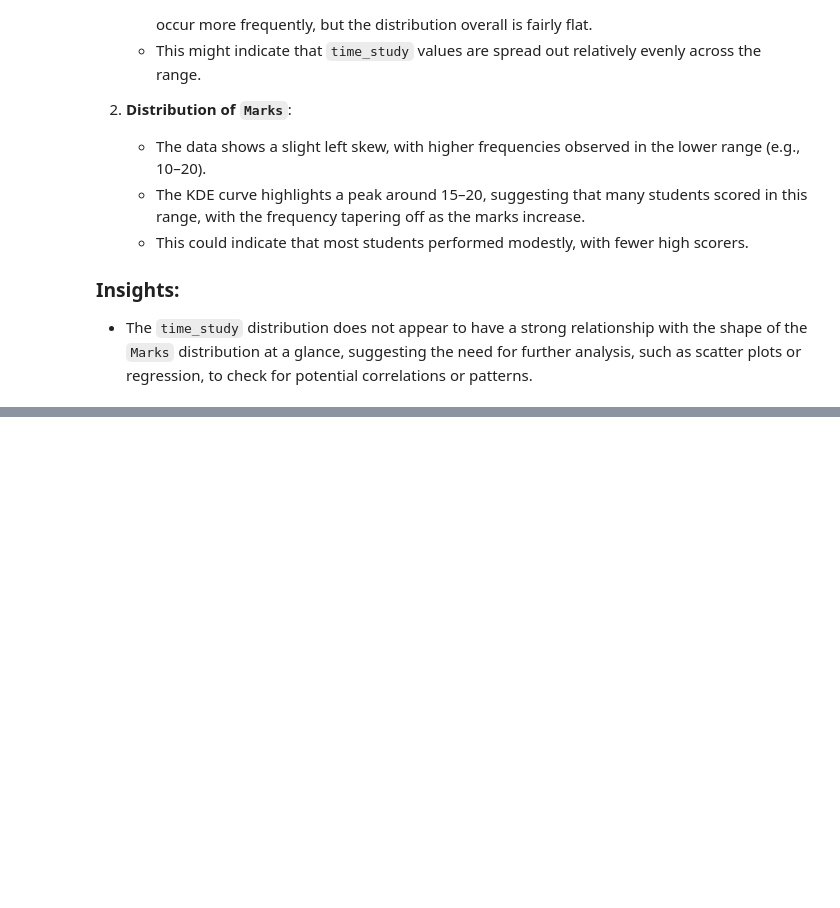
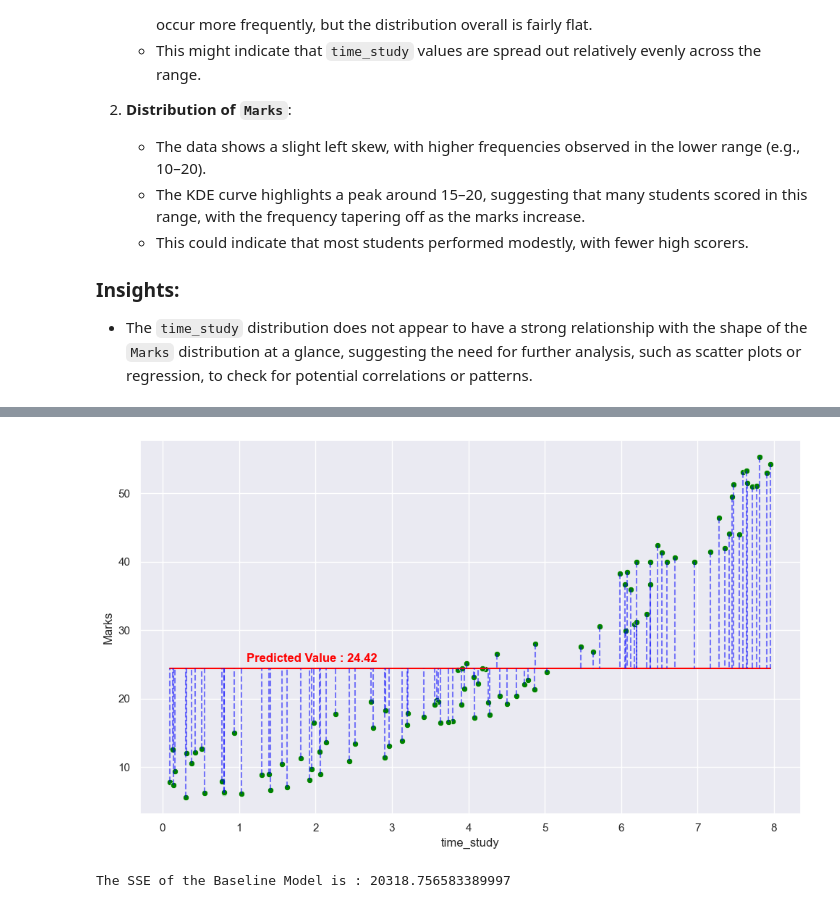
Before and after one commit to basu-binayak/GroundUpML, a Jupyter notebook: Linear Regression/Simple Linear Regression/simple_linear_regression.ipynb, the cells around one changed output, grey strips where cells are left out. Cells and saved outputs as stored; diff of their text form; code cells hidden in the pictures; blank space fills up the shorter version.

```diff
--- a/Linear Regression/Simple Linear Regression/simple_linear_regression.ipynb
+++ b/Linear Regression/Simple Linear Regression/simple_linear_regression.ipynb
@@ -116,0 +152,47 @@ Based on the histograms provided for the `time_study` and `Marks` distributions:
+# %%
+# let us now visualize the SSE and calculate them
+
+fig, axes = plt.subplots(figsize=(10,6))
+sns.scatterplot(data=model_data,
+                x = model_data['time_study'],
+                y = model_data['Marks'],
+                ax = axes ,
+                color = 'green')
+sns.lineplot(data=model_data,
+             x = model_data['time_study'],
+             y = mean_marks,
+             ax = axes,
+             color = 'red')
+
+# Add vertical lines for errors
+for _, row in model_data.iterrows():
+    axes.plot([row['time_study'], row['time_study']],  # x-coordinates (fixed for each point)
+            [row['Marks'], mean_marks],             # y-coordinates (actual to predicted)
+            color='blue', linestyle='--', alpha=0.5)
+
+# let us annotate the line
+axes.text(x = np.min(model_data['time_study'])++1,
+          y = mean_marks+1,
+          s = f"Predicted Value : {mean_marks:.2f}",
+          color = 'red',
+          fontsize = 12,
+          fontweight = 'bold')
+
+# Adjust layout and display the plot
+plt.tight_layout()
+plt.show()
+# %% [output]
+[figure, added]
+# %%
+# calculate SSE
+
+error = model_data['Marks'] - mean_marks
+SSE = np.sum(
+    np.power(
+        error,2
+    )
+)
+
+print(f"The SSE of the Baseline Model is : {SSE}")
+# %% [output]
+The SSE of the Baseline Model is : 20318.756583389997
```
Also changed, not shown: parts of 7 cells of this notebook.
